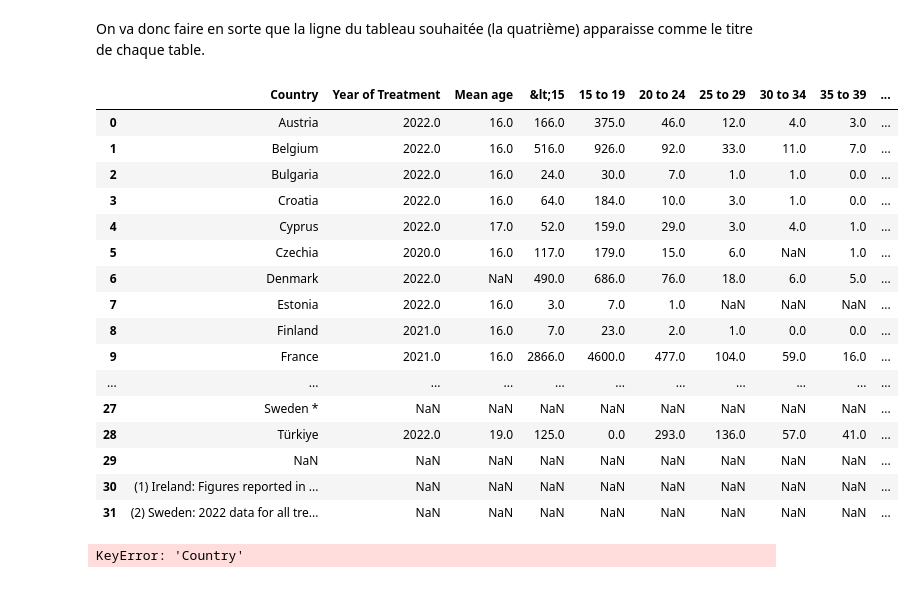
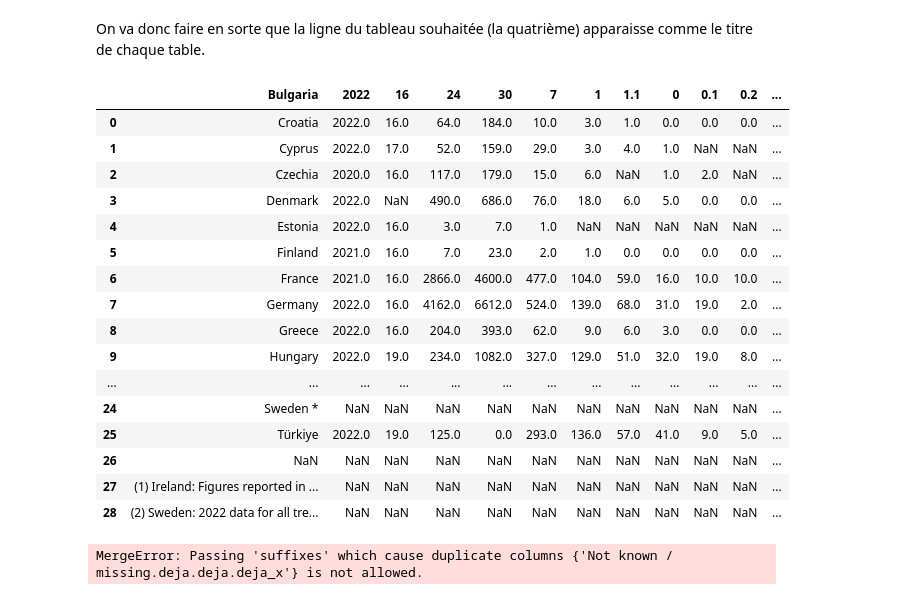
Before and after one commit to refouch/Projet_Python_2A, a Jupyter notebook: Tidy.ipynb, the cells around one changed output. Saved outputs shown, nothing was run; the diff lists cells and outputs as text; code cells hidden in the pictures.

```diff
--- a/Tidy.ipynb
+++ b/Tidy.ipynb
@@ -284,46 +327,47 @@ On va donc faire en sorte que la ligne du tableau souhaitée (la quatrième) app
 # %%
 # Etape préalable : avant d'effectuer le merge, on vérifie que la colonne 'Country' existe bien pour toutes les tables
 
 ### On commence par importer le module OS qui va nous permettre de travailler de manière globale sur les fichier plutôt que de les modifier un à un
 import os
 
 ### On commence par supprimer des tables potentiellement en double
 # On créer un variable correspondant au dossier contenant nos tables
 dossier = "/home/onyxia/work/Projet_Python_2A/Data/EUDA/Cannabis_detaille"
 
 # On sélectionne les fichiers excel qui sont en double
 fichiers1 = [f for f in os.listdir(dossier) if f.endswith('.xlsx')]
 
 # On remplace les titres des colonnes par les éléments présents dans la troisième ligne de chaque dataframe
 for fichier in fichiers1:
     chemin_fichier = os.path.join(dossier, fichier)
-    df = pd.read_excel(chemin_fichier, header=3)
+    df = pd.read_excel(chemin_fichier)
     df.to_excel(chemin_fichier, index=False) # On enregistre la modification, sinon le code ne sert à rien
 
 test = "/home/onyxia/work/Projet_Python_2A/Data/EUDA/Cannabis_detaille/age_premier_conso_jamais_traite.xlsx"
 test = pd.read_excel(test)
 test #on regarde notre table test afin de vérifier que les modifications sont bien sauvegardées
 # %% [output]
-|  | Country | Year of Treatment | Mean age | &lt;15 | 15 to 19 | 20 to 24 | 25 to 29 | 30 to 34 | 35 to 39 | ... |
-| 0 | Austria | 2022.0 | 16.0 | 166.0 | 375.0 | 46.0 | 12.0 | 4.0 | 3.0 | ... |
-| 1 | Belgium | 2022.0 | 16.0 | 516.0 | 926.0 | 92.0 | 33.0 | 11.0 | 7.0 | ... |
-| 2 | Bulgaria | 2022.0 | 16.0 | 24.0 | 30.0 | 7.0 | 1.0 | 1.0 | 0.0 | ... |
-| 3 | Croatia | 2022.0 | 16.0 | 64.0 | 184.0 | 10.0 | 3.0 | 1.0 | 0.0 | ... |
-| 4 | Cyprus | 2022.0 | 17.0 | 52.0 | 159.0 | 29.0 | 3.0 | 4.0 | 1.0 | ... |
-| 5 | Czechia | 2020.0 | 16.0 | 117.0 | 179.0 | 15.0 | 6.0 | NaN | 1.0 | ... |
-| 6 | Denmark | 2022.0 | NaN | 490.0 | 686.0 | 76.0 | 18.0 | 6.0 | 5.0 | ... |
-| 7 | Estonia | 2022.0 | 16.0 | 3.0 | 7.0 | 1.0 | NaN | NaN | NaN | ... |
-| 8 | Finland | 2021.0 | 16.0 | 7.0 | 23.0 | 2.0 | 1.0 | 0.0 | 0.0 | ... |
-| 9 | France | 2021.0 | 16.0 | 2866.0 | 4600.0 | 477.0 | 104.0 | 59.0 | 16.0 | ... |
-| ... | ... | ... | ... | ... | ... | ... | ... | ... | ... | ... |
-| 27 | Sweden * | NaN | NaN | NaN | NaN | NaN | NaN | NaN | NaN | ... |
-| 28 | Türkiye | 2022.0 | 19.0 | 125.0 | 0.0 | 293.0 | 136.0 | 57.0 | 41.0 | ... |
-| 29 | NaN | NaN | NaN | NaN | NaN | NaN | NaN | NaN | NaN | ... |
-| 30 | (1) Ireland: Figures reported in ... | NaN | NaN | NaN | NaN | NaN | NaN | NaN | NaN | ... |
-| 31 | (2) Sweden: 2022 data for all tre... | NaN | NaN | NaN | NaN | NaN | NaN | NaN | NaN | ... |
+|  | Bulgaria | 2022 | 16 | 24 | 30 | 7 | 1 | 1.1 | 0 | 0.1 | 0.2 | ... |
+| 0 | Croatia | 2022.0 | 16.0 | 64.0 | 184.0 | 10.0 | 3.0 | 1.0 | 0.0 | 0.0 | 0.0 | ... |
+| 1 | Cyprus | 2022.0 | 17.0 | 52.0 | 159.0 | 29.0 | 3.0 | 4.0 | 1.0 | NaN | NaN | ... |
+| 2 | Czechia | 2020.0 | 16.0 | 117.0 | 179.0 | 15.0 | 6.0 | NaN | 1.0 | 2.0 | NaN | ... |
+| 3 | Denmark | 2022.0 | NaN | 490.0 | 686.0 | 76.0 | 18.0 | 6.0 | 5.0 | 0.0 | 0.0 | ... |
+| 4 | Estonia | 2022.0 | 16.0 | 3.0 | 7.0 | 1.0 | NaN | NaN | NaN | NaN | NaN | ... |
+| 5 | Finland | 2021.0 | 16.0 | 7.0 | 23.0 | 2.0 | 1.0 | 0.0 | 0.0 | 0.0 | 0.0 | ... |
+| 6 | France | 2021.0 | 16.0 | 2866.0 | 4600.0 | 477.0 | 104.0 | 59.0 | 16.0 | 10.0 | 10.0 | ... |
+| 7 | Germany | 2022.0 | 16.0 | 4162.0 | 6612.0 | 524.0 | 139.0 | 68.0 | 31.0 | 19.0 | 2.0 | ... |
+| 8 | Greece | 2022.0 | 16.0 | 204.0 | 393.0 | 62.0 | 9.0 | 6.0 | 3.0 | 0.0 | 0.0 | ... |
+| 9 | Hungary | 2022.0 | 19.0 | 234.0 | 1082.0 | 327.0 | 129.0 | 51.0 | 32.0 | 19.0 | 8.0 | ... |
+| ... | ... | ... | ... | ... | ... | ... | ... | ... | ... | ... | ... | ... |
+| 24 | Sweden * | NaN | NaN | NaN | NaN | NaN | NaN | NaN | NaN | NaN | NaN | ... |
+| 25 | Türkiye | 2022.0 | 19.0 | 125.0 | 0.0 | 293.0 | 136.0 | 57.0 | 41.0 | 9.0 | 5.0 | ... |
+| 26 | NaN | NaN | NaN | NaN | NaN | NaN | NaN | NaN | NaN | NaN | NaN | ... |
+| 27 | (1) Ireland: Figures reported in ... | NaN | NaN | NaN | NaN | NaN | NaN | NaN | NaN | NaN | NaN | ... |
+| 28 | (2) Sweden: 2022 data for all tre... | NaN | NaN | NaN | NaN | NaN | NaN | NaN | NaN | NaN | NaN | ... |
 # %%
 ### On commence par importer le module OS qui va nous permettre de travailler de manière globale sur les fichier plutôt que de les modifier un à un
 import os
+import pandas as pd
 
 ### On commence par supprimer des tables potentiellement en double
 # On créer un variable correspondant au dossier contenant nos tables
@@ -342,17 +386,18 @@ for fichier in fichiers1:
 # A quelques exceptions prêt négligeables, ka date est toujours 2022, l'information est donc redondante
 fichiers2 = [f for f in os.listdir(dossier) if f.endswith('.xlsx')]
 
-for fichier in fichiers2 :
+for fichier in fichiers2:
     chemin_fichier = os.path.join(dossier, fichier)
     df = pd.read_excel(chemin_fichier)
     if "Year of Treatment" in df.columns :
         df = df.drop(columns=["Year of Treatment"])
-        df.to_excel(chemin_fichier, index=False) # On enregistre la modification, sinon le code ne sert à rien
+    df.to_excel(chemin_fichier, index=False) # On enregistre la modification, sinon le code ne sert à rien
 
 ### Maintenant que ces modifications sont faites, on effectue le merge
+test = table_base
 for fichier in fichiers2 :
     chemin_fichier = os.path.join(dossier, fichier)
     df = pd.read_excel(chemin_fichier)
-    test = pd.merge(table_base, df, how="left", on="Country")
+    test = pd.merge(test, df, how="left", on="Country")
 # %% [output]
-KeyError: 'Country'
+MergeError: Passing 'suffixes' which cause duplicate columns {'Not known / missing.deja.deja.deja_x'} is not allowed.
```
Also changed, not shown: parts of 7 cells of this notebook, 36 other files.
